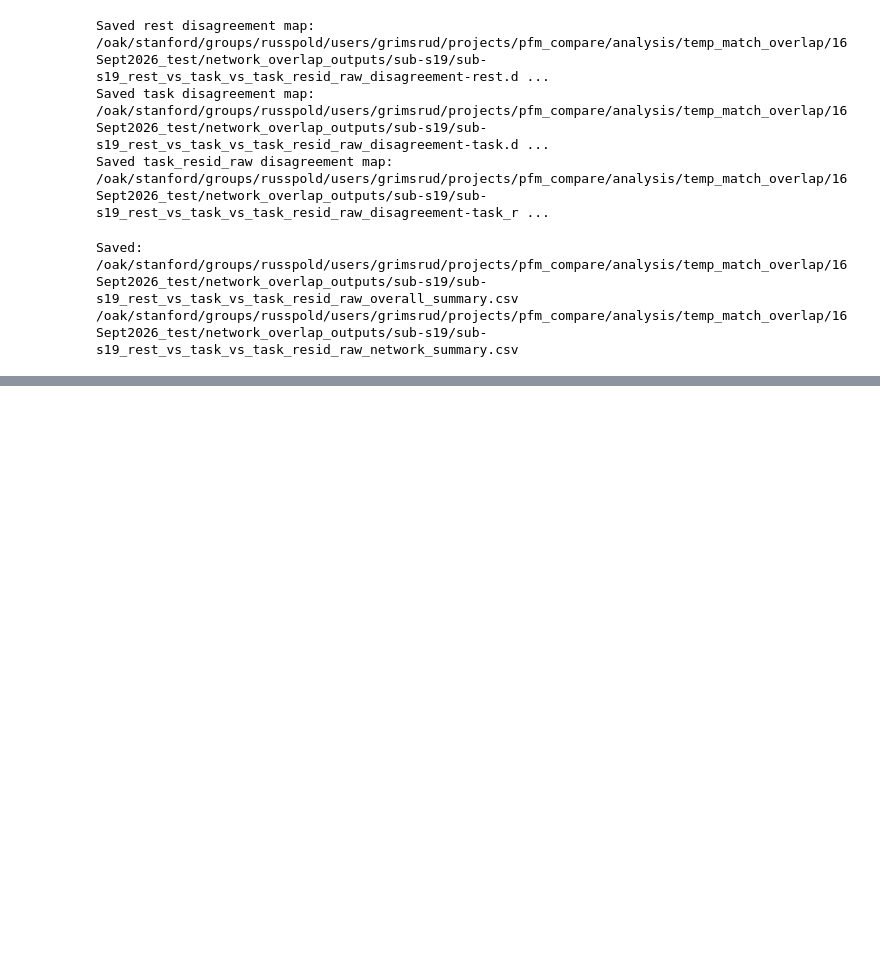
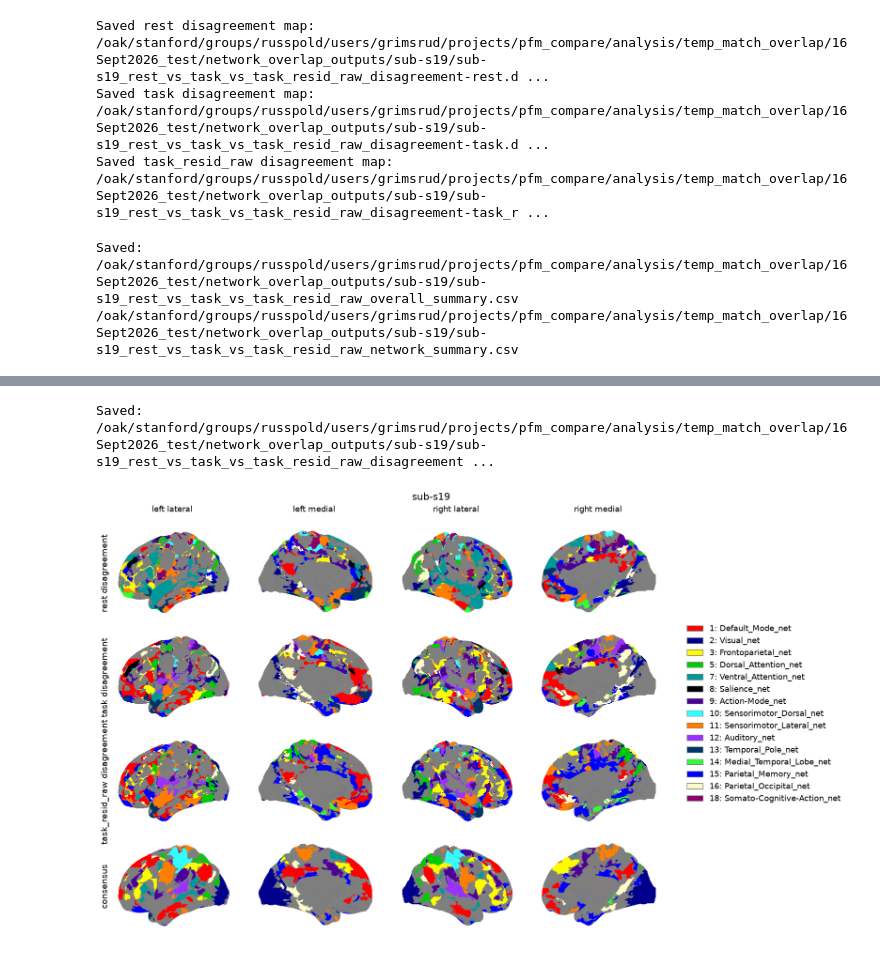
Before and after one commit to grimsrud-g/plot_pfm_overlap, a Jupyter notebook: temp_match_overlap_singlesub.ipynb, the cells around one changed output, grey strips where cells are left out. Drawn from its saved outputs; the diff is of its cells as text; code cells hidden in the pictures; blank space fills up the shorter version.

```diff
--- a/temp_match_overlap_singlesub.ipynb
+++ b/temp_match_overlap_singlesub.ipynb
@@ -1153,7 +1135,7 @@ Reference input: rest
 Reference shape: (1, 91282)
 # %%
 # save consensus dscalar
-overwrite_outputs = False
+overwrite_outputs = True
 
 consensus_path = (
     output_directory
@@ -1260,0 +1470,12 @@ Saved:
+# %%
+# maps to plot (rows), in display order
+maps_to_plot = {
+    f"{input_name} disagreement": disagreement_paths[input_name]
+    for input_name in input_names
+}
+
+maps_to_plot["consensus"] = consensus_path
+
+for map_label, map_path in maps_to_plot.items():
+    status = "FOUND" if map_path.is_file() else "MISSING"
+    print(f"{status:7} {map_label}: {map_path.name}")
@@ -1260,0 +1696,23 @@ Saved:
+# %%
+# save + show full figure
+surface_figure_path = (
+    output_directory
+    / (
+        f"{subject}_{comparison_name}_"
+        "disagreement_consensus_surfaces.png"
+    )
+)
+
+fig.savefig(
+    surface_figure_path,
+    dpi=150,
+    bbox_inches="tight",  # crop empty figure border
+    pad_inches=0.05,  # margin left after cropping
+)
+
+print("Saved:", surface_figure_path)
+
+fig
+# %% [output]
+Saved: /oak/stanford/groups/russpold/users/grimsrud/projects/pfm_compare/analysis/temp_match_overlap/16Sept2026_test/network_overlap_outputs/sub-s19/sub-s19_rest_vs_task_vs_task_resid_raw_disagreement ...
+[figure, added]
```
Also changed, not shown: parts of 15 cells of this notebook, 3 other files.
